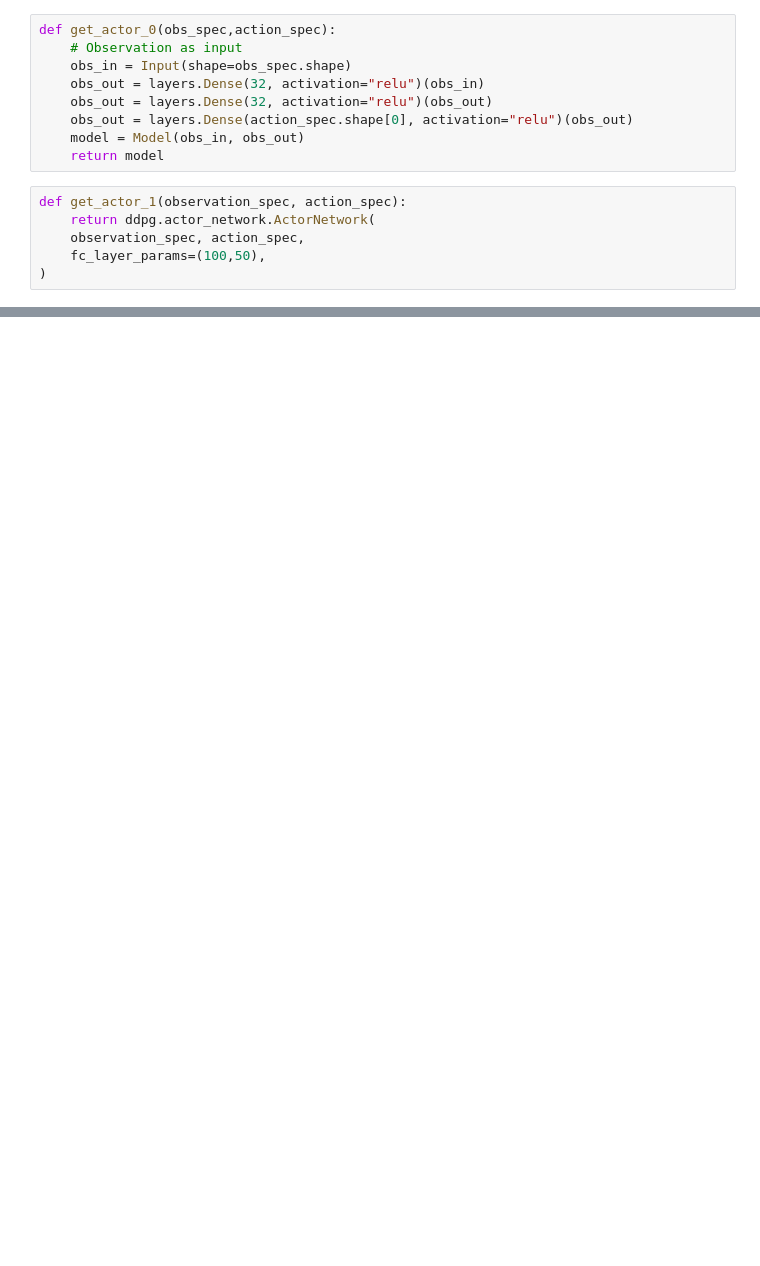
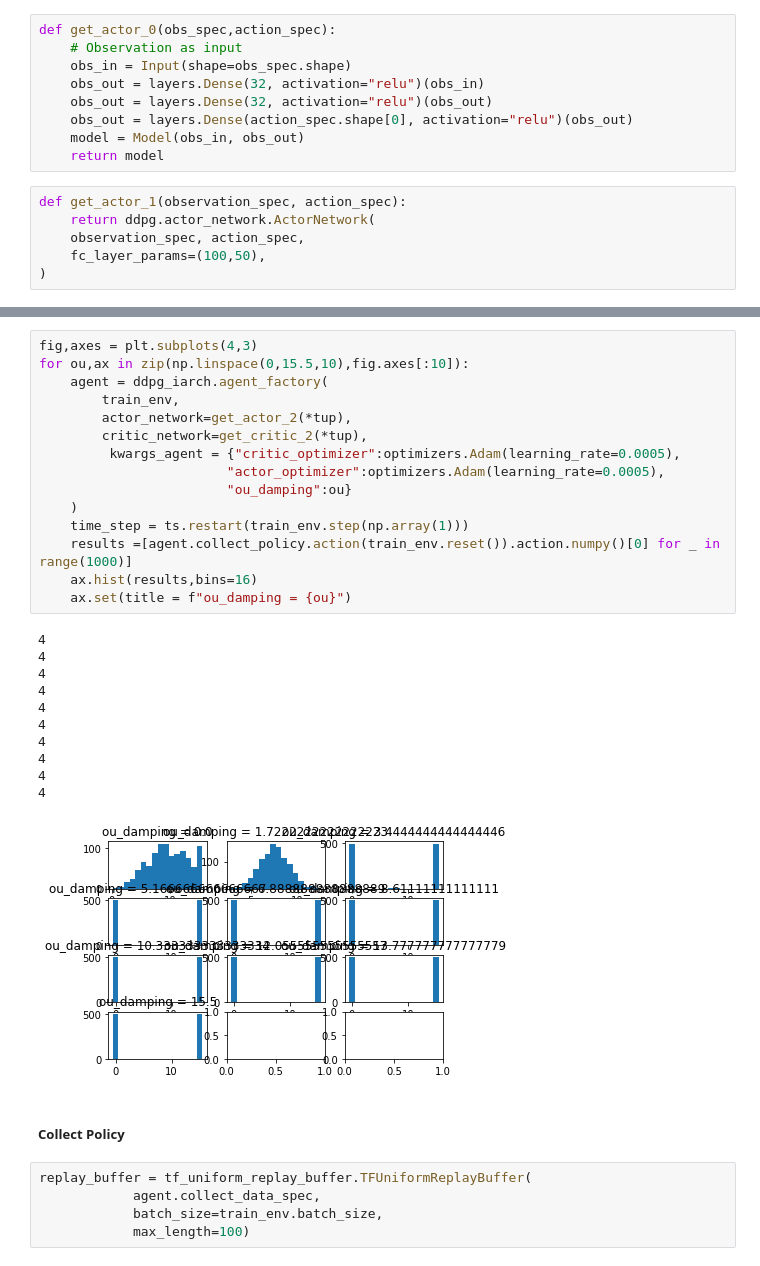
Before and after one commit to alexkocev/iarchitect, a Jupyter notebook: notebooks/Trainer2D.ipynb, the cells around one changed output, grey strips where cells are left out. Drawn from its saved outputs; the diff is of its cells as text; blank space fills up the shorter version.

```diff
--- a/notebooks/Trainer2D.ipynb
+++ b/notebooks/Trainer2D.ipynb
@@ -177,0 +244,34 @@ agent = ddpg_iarch.agent_factory(
+# %%
+fig,axes = plt.subplots(4,3)
+for ou,ax in zip(np.linspace(0,15.5,10),fig.axes[:10]):
+    agent = ddpg_iarch.agent_factory(
+        train_env,
+        actor_network=get_actor_2(*tup),
+        critic_network=get_critic_2(*tup),
+         kwargs_agent = {"critic_optimizer":optimizers.Adam(learning_rate=0.0005),
+                        "actor_optimizer":optimizers.Adam(learning_rate=0.0005),
+                        "ou_damping":ou}
+    )
+    time_step = ts.restart(train_env.step(np.array(1)))
+    results =[agent.collect_policy.action(train_env.reset()).action.numpy()[0] for _ in range(1000)]
+    ax.hist(results,bins=16)
+    ax.set(title = f"ou_damping = {ou}")
+# %% [output]
+4
+4
+4
+4
+4
+4
+4
+4
+4
+4
+[figure, added]
+# %% [markdown]
+##### Collect Policy
+# %%
+replay_buffer = tf_uniform_replay_buffer.TFUniformReplayBuffer(
+            agent.collect_data_spec,
+            batch_size=train_env.batch_size,
+            max_length=100)
```
Also changed, not shown: parts of 31 cells of this notebook, 4 other files.
